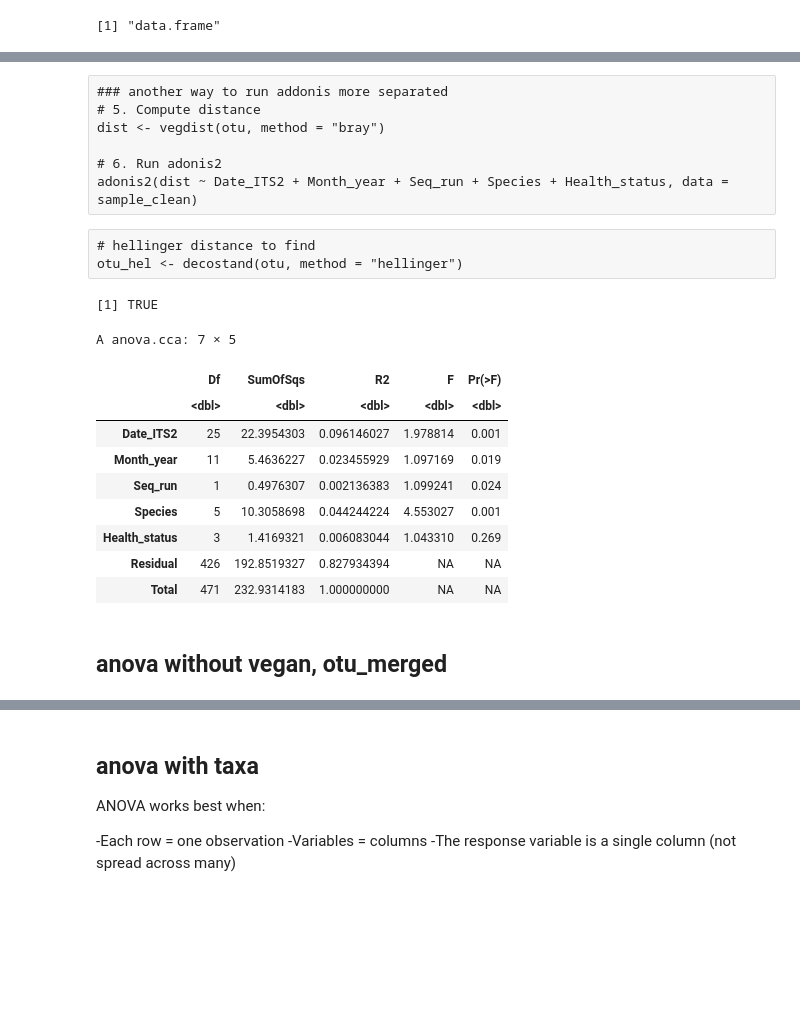
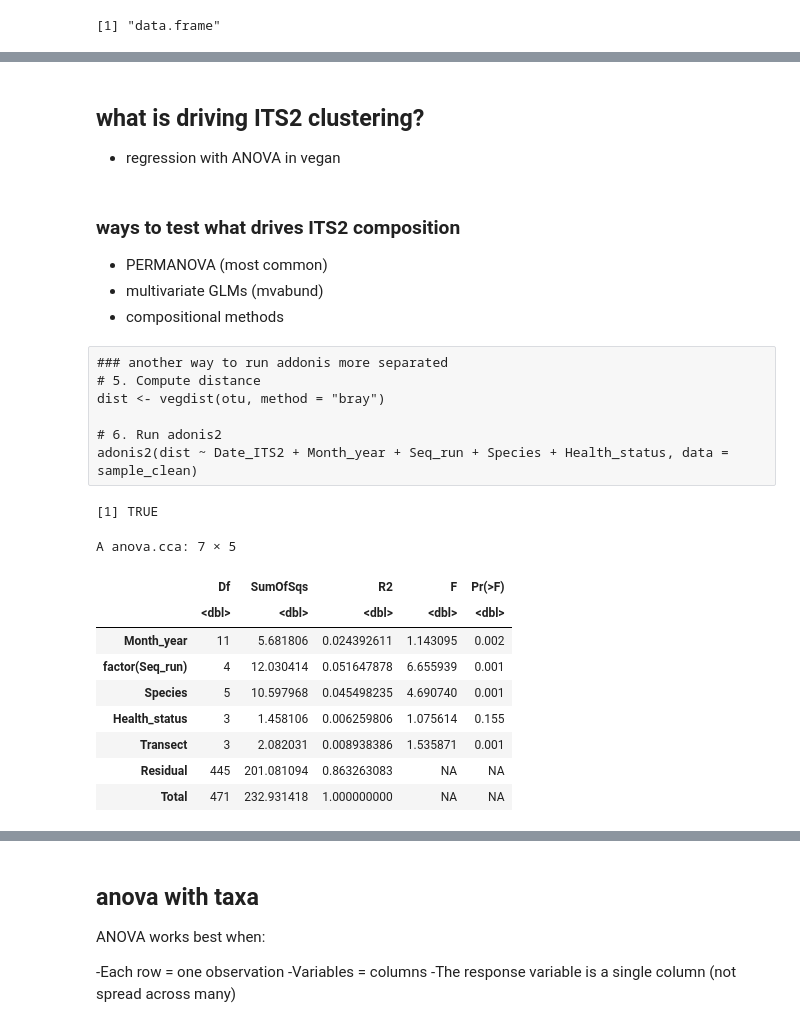
Before and after one commit to cdesouza02/BEL_16S_ITS2, a Jupyter notebook: BEL_ITS2_outputs/its2_ordination.ipynb, the cells around one changed output, grey strips where cells are left out. Cells and saved outputs as stored; diff of their text form; code cells hidden in the pictures; blank space fills up the shorter version.

```diff
--- a/BEL_ITS2_outputs/its2_ordination.ipynb
+++ b/BEL_ITS2_outputs/its2_ordination.ipynb
@@ -160,4 +115,4 @@ class(otu_veg)
 # %%
-otu_veg_df <- as.data.frame(otu_veg)
-# Replace all NA values with 0
-otu_veg_df[is.na(otu_veg_df)] <- 0
+# NaN stands for Not a number
+# Replace all NAN values with 0
+otu_veg[is.nan(otu_veg)] <- 0
@@ -174,7 +133,3 @@ A matrix: 6 × 417 of type dbl
 | 012024_BEL_CBC_T1_563_PSTR | 0 | 0 | 0 | 0 | 0 | 0 | 0 | 0 | 0 | 0 | ⋯ | ... |
 | 012024_BEL_CBC_T1_565_PAST | 0 | 0 | 0 | 0 | 0 | 0 | 0 | 0 | 0 | 0 | ⋯ | ... |
 | 012024_BEL_CBC_T2_585_OFAV | 0 | 0 | 0 | 0 | 0 | 0 | 0 | 0 | 0 | 0 | ⋯ | ... |
-# %%
-# remove any samples with no OTU counts
-otu<- otu_veg_mat[rowSums(otu_veg_mat) > 0, ]
-sample_clean <- sample_clean[rowSums(otu) > 0, ]
@@ -184,0 +136,4 @@ class(otu)
+# %%
+# remove any samples with no OTU counts
+otu_veg<- otu_veg[rowSums(otu_veg) > 0, ]
+sample_clean <- sample_clean[rowSums(otu_veg) > 0, ]
@@ -185,3 +145,11 @@ class(otu)
+# %% [markdown]
+## what is driving ITS2 clustering?
+- regression with ANOVA in vegan
+# %% [markdown]
+### ways to test what drives ITS2 composition
+- PERMANOVA (most common)
+- multivariate GLMs (mvabund)
+- compositional methods
 # %% [raw]
 ### another way to run addonis more separated
 # 5. Compute distance
@@ -189,30 +157,25 @@ dist <- vegdist(otu, method = "bray")
 
 # 6. Run adonis2
 adonis2(dist ~ Date_ITS2 + Month_year + Seq_run + Species + Health_status, data = sample_clean)
-# %% [raw]
-# hellinger distance to find
-otu_hel <- decostand(otu, method = "hellinger")
 # %%
-common_samples <- intersect(rownames(otu), rownames(sample_clean))
+common_samples <- intersect(rownames(otu_veg), rownames(sample_clean))
 
-otu_clean <- otu[common_samples, ]
+otu_clean <- otu_veg[common_samples, ]
 sample_clean <- sample_clean[common_samples, ]
 all(rownames(otu_clean) == rownames(sample_clean))
 # %% [output]
 [1] TRUE
 # %%
 #this one is species within transect with date as another variable
-adonis2(vegdist(otu_clean, method = "bray") ~ Date_ITS2 + Month_year + Seq_run + Species + Health_status, data = sample_clean)
+adonis2(vegdist(otu_clean, method = "bray") ~ Month_year + factor(Seq_run) + Species + Health_status + Transect, data = sample_clean)
 # %% [output]
 A anova.cca: 7 × 5
 |  | Df | SumOfSqs | R2 | F | Pr(>F) |
 |  | <dbl> | <dbl> | <dbl> | <dbl> | <dbl> |
-| Date_ITS2 | 25 | 22.3954303 | 0.096146027 | 1.978814 | 0.001 |
-| Month_year | 11 | 5.4636227 | 0.023455929 | 1.097169 | 0.019 |
-| Seq_run | 1 | 0.4976307 | 0.002136383 | 1.099241 | 0.024 |
-| Species | 5 | 10.3058698 | 0.044244224 | 4.553027 | 0.001 |
-| Health_status | 3 | 1.4169321 | 0.006083044 | 1.043310 | 0.269 |
-| Residual | 426 | 192.8519327 | 0.827934394 | NA | NA |
-| Total | 471 | 232.9314183 | 1.000000000 | NA | NA |
+| Month_year | 11 | 5.681806 | 0.024392611 | 1.143095 | 0.002 |
+| factor(Seq_run) | 4 | 12.030414 | 0.051647878 | 6.655939 | 0.001 |
+| Species | 5 | 10.597968 | 0.045498235 | 4.690740 | 0.001 |
+| Health_status | 3 | 1.458106 | 0.006259806 | 1.075614 | 0.155 |
+| Transect | 3 | 2.082031 | 0.008938386 | 1.535871 | 0.001 |
+| Residual | 445 | 201.081094 | 0.863263083 | NA | NA |
+| Total | 471 | 232.931418 | 1.000000000 | NA | NA |
-# %% [markdown]
-## anova without vegan, otu_merged
```
Also changed, not shown: parts of 35 cells of this notebook.
